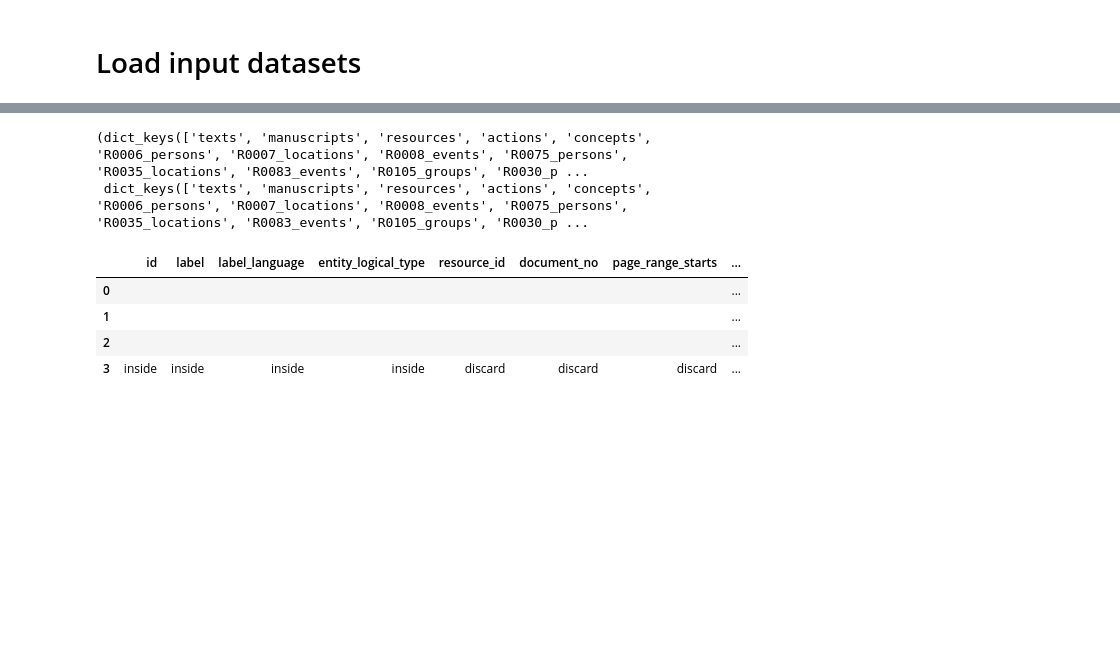
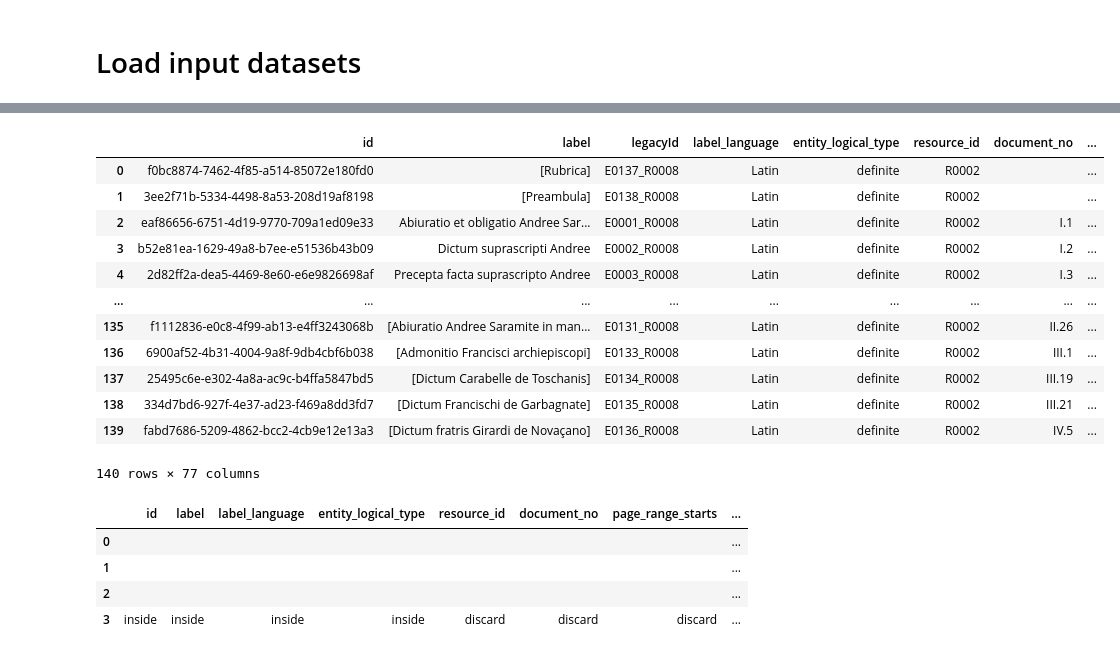
Before and after one commit to tomaham/InkVisitor, a Jupyter notebook: packages/database/scripts/parse-development.ipynb, the cells around one changed output, grey strips where cells are left out. Cells and saved outputs as stored; diff of their text form; code cells hidden in the pictures; blank space fills up the shorter version.

Commit message:
new, possibly last import batch, before hck3 (brackets in label preserved)

```diff
--- a/packages/database/scripts/parse-development.ipynb
+++ b/packages/database/scripts/parse-development.ipynb
@@ -453,8 +453,10 @@ for key, sheet in load_sheets.items():
     header_infos[key] = unify_empty_value(header_infos[key])
 
     # clean brackets
-    tables[key] = tables[key].replace("\[","",  regex=True)
-    tables[key] = tables[key].replace("\]","",  regex=True)
+    for c in tables[key].columns:
+      if "label" not in c:
+        tables[key][c] = tables[key][c].replace("\[","",  regex=True)
+        tables[key][c] = tables[key][c].replace("\]","",  regex=True)
 
 
     # case study dataset legacyId needs a suffix
@@ -540,11 +542,22 @@ tables['locations'] = pd.DataFrame(columns=['id','value','origin','legacyId'])
 tables['events'] = pd.DataFrame(columns=['id','value','origin','legacyId'])
 tables['props'] = pd.DataFrame(columns=['id','type','type_id','value','value_id','original_field','origin','entityId','legacyId'])
 tables['relations'] = pd.DataFrame(columns=['id','type','logic','certainty','entityIds','origin'])
-# %%
-tables.keys(), header_infos.keys()
-# %% [output]
-(dict_keys(['texts', 'manuscripts', 'resources', 'actions', 'concepts', 'R0006_persons', 'R0007_locations', 'R0008_events', 'R0075_persons', 'R0035_locations', 'R0083_events', 'R0105_groups', 'R0030_p ...
- dict_keys(['texts', 'manuscripts', 'resources', 'actions', 'concepts', 'R0006_persons', 'R0007_locations', 'R0008_events', 'R0075_persons', 'R0035_locations', 'R0083_events', 'R0105_groups', 'R0030_p ...
+# %%
+tables['R0008_events']
+# %% [output]
+|  | id | label | legacyId | label_language | entity_logical_type | resource_id | document_no | ... |
+| 0 | f0bc8874-7462-4f85-a514-85072e180fd0 | [Rubrica] | E0137_R0008 | Latin | definite | R0002 |  | ... |
+| 1 | 3ee2f71b-5334-4498-8a53-208d19af8198 | [Preambula] | E0138_R0008 | Latin | definite | R0002 |  | ... |
+| 2 | eaf86656-6751-4d19-9770-709a1ed09e33 | Abiuratio et obligatio Andree Sar... | E0001_R0008 | Latin | definite | R0002 | I.1 | ... |
+| 3 | b52e81ea-1629-49a8-b7ee-e51536b43b09 | Dictum suprascripti Andree | E0002_R0008 | Latin | definite | R0002 | I.2 | ... |
+| 4 | 2d82ff2a-dea5-4469-8e60-e6e9826698af | Precepta facta suprascripto Andree | E0003_R0008 | Latin | definite | R0002 | I.3 | ... |
+| ... | ... | ... | ... | ... | ... | ... | ... | ... |
+| 135 | f1112836-e0c8-4f99-ab13-e4ff3243068b | [Abiuratio Andree Saramite in man... | E0131_R0008 | Latin | definite | R0002 | II.26 | ... |
+| 136 | 6900af52-4b31-4004-9a8f-9db4cbf6b038 | [Admonitio Francisci archiepiscopi] | E0133_R0008 | Latin | definite | R0002 | III.1 | ... |
+| 137 | 25495c6e-e302-4a8a-ac9c-b4ffa5847bd5 | [Dictum Carabelle de Toschanis] | E0134_R0008 | Latin | definite | R0002 | III.19 | ... |
+| 138 | 334d7bd6-927f-4e37-ad23-f469a8dd3fd7 | [Dictum Francischi de Garbagnate] | E0135_R0008 | Latin | definite | R0002 | III.21 | ... |
+| 139 | fabd7686-5209-4862-bcc2-4cb9e12e13a3 | [Dictum fratris Girardi de Novaçano] | E0136_R0008 | Latin | definite | R0002 | IV.5 | ... |
+140 rows × 77 columns
 # %%
 header_infos['R0082_events']
 # %% [output]
```
Also changed, not shown: parts of 16 cells of this notebook, 17 other files.
